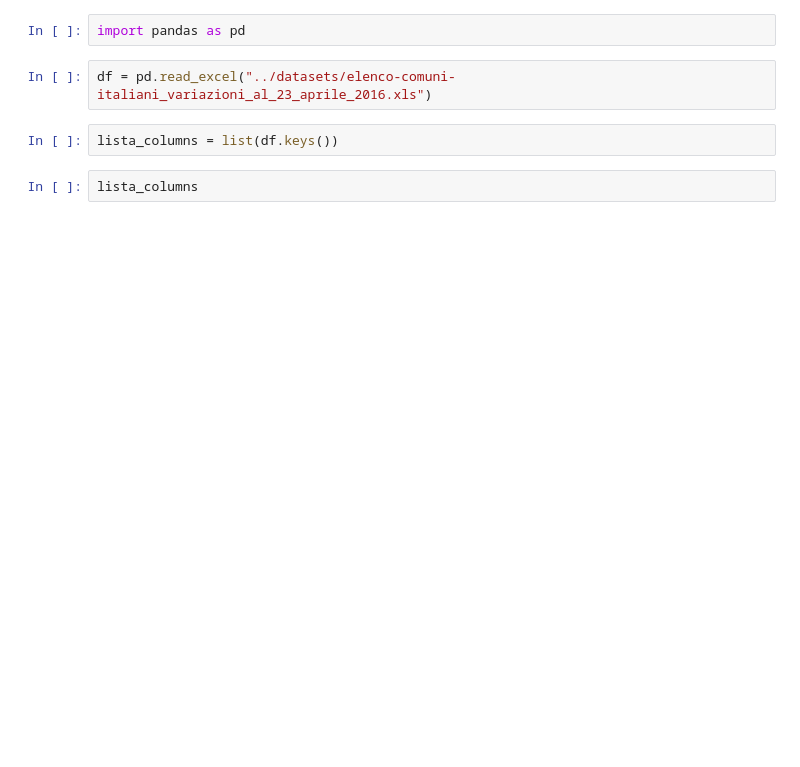
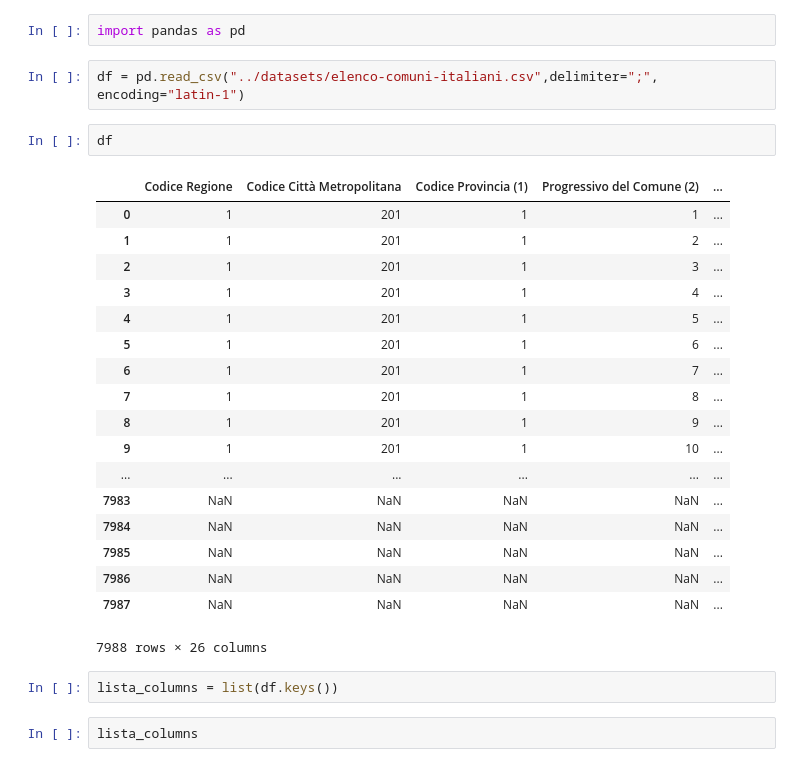
Before and after one commit to tropiano/sandrina, a Jupyter notebook: notebooks/Comuni.ipynb, the cells around one changed output. Drawn from its saved outputs; the diff is of its cells as text; blank space fills up the shorter version.

```diff
--- a/notebooks/Comuni.ipynb
+++ b/notebooks/Comuni.ipynb
@@ -1,7 +1,28 @@
 # %%
 import pandas as pd
 # %%
-df = pd.read_excel("../datasets/elenco-comuni-italiani_variazioni_al_23_aprile_2016.xls")
+df = pd.read_csv("../datasets/elenco-comuni-italiani.csv",delimiter=";", encoding="latin-1")
+# %%
+df
+# %% [output]
+|  | Codice Regione | Codice Città Metropolitana | Codice Provincia (1) | Progressivo del Comune (2) | ... |
+| 0 | 1 | 201 | 1 | 1 | ... |
+| 1 | 1 | 201 | 1 | 2 | ... |
+| 2 | 1 | 201 | 1 | 3 | ... |
+| 3 | 1 | 201 | 1 | 4 | ... |
+| 4 | 1 | 201 | 1 | 5 | ... |
+| 5 | 1 | 201 | 1 | 6 | ... |
+| 6 | 1 | 201 | 1 | 7 | ... |
+| 7 | 1 | 201 | 1 | 8 | ... |
+| 8 | 1 | 201 | 1 | 9 | ... |
+| 9 | 1 | 201 | 1 | 10 | ... |
+| ... | ... | ... | ... | ... | ... |
+| 7983 | NaN | NaN | NaN | NaN | ... |
+| 7984 | NaN | NaN | NaN | NaN | ... |
+| 7985 | NaN | NaN | NaN | NaN | ... |
+| 7986 | NaN | NaN | NaN | NaN | ... |
+| 7987 | NaN | NaN | NaN | NaN | ... |
+7988 rows × 26 columns
 # %%
 lista_columns = list(df.keys())
 # %%
```
Also changed, not shown: parts of 15 cells of this notebook, 2 other files.
